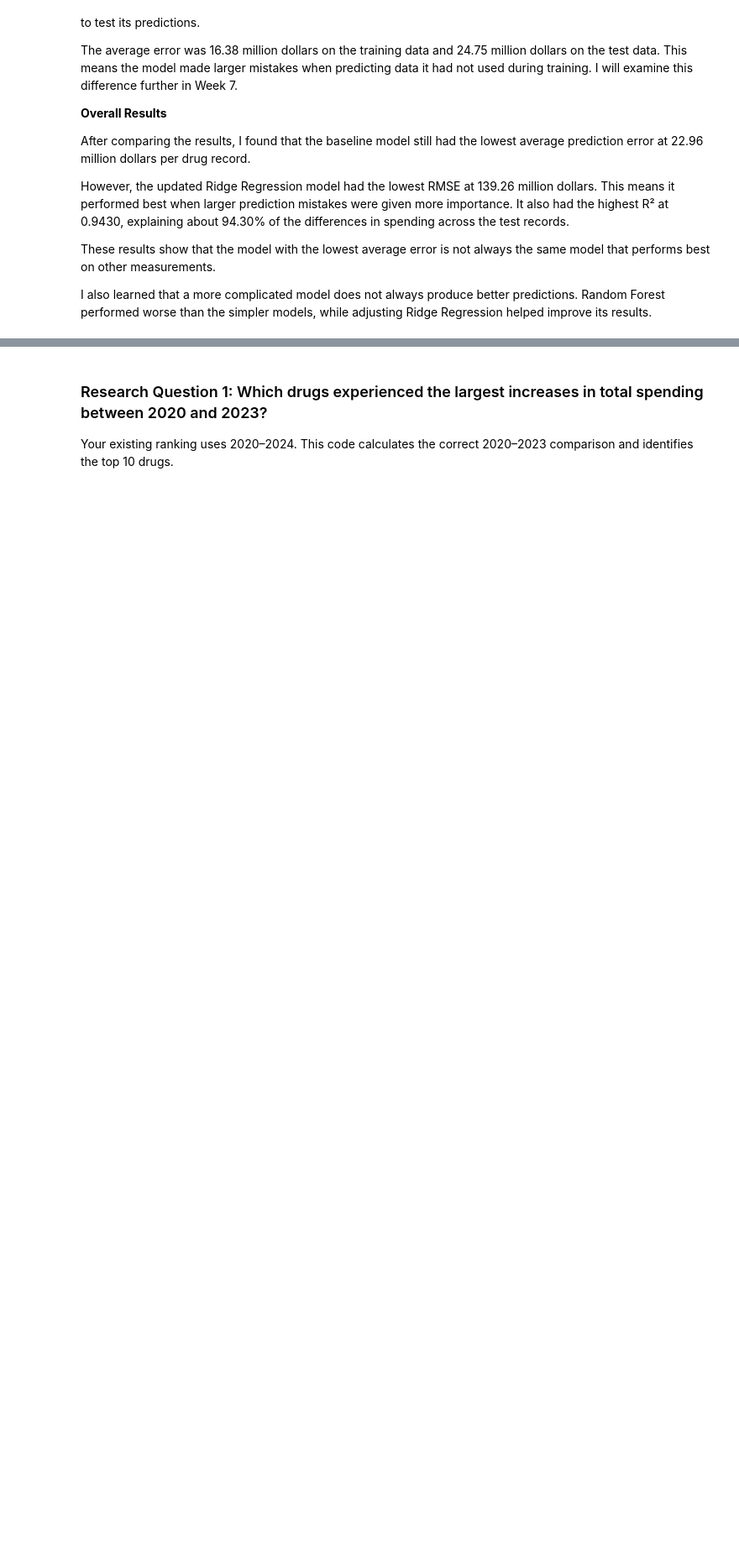
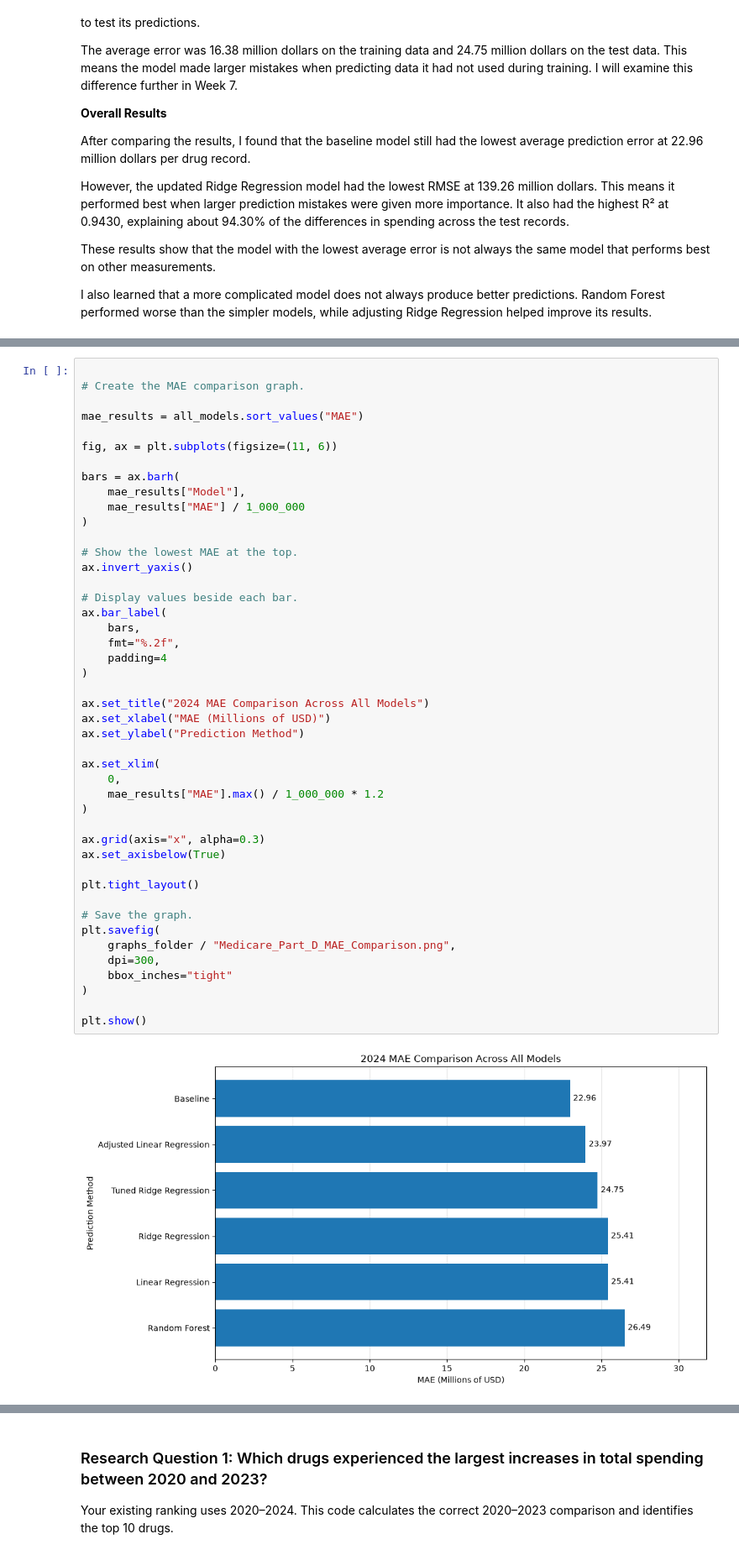
Before and after one commit to adrianakopf/DataScienceIU_INFO-I-492, a Jupyter notebook: MedicarePartD.ipynb, the cells around one changed output, grey strips where cells are left out. Shown at 84% size. Saved outputs shown, nothing was run; the diff lists cells and outputs as text; blank space fills up the shorter version.

```diff
--- a/MedicarePartD.ipynb
+++ b/MedicarePartD.ipynb
@@ -5310,0 +5180,47 @@ The goal is to connect the data analysis and machine learning results to the res
+# %%
+
+# Create the MAE comparison graph.
+
+mae_results = all_models.sort_values("MAE")
+
+fig, ax = plt.subplots(figsize=(11, 6))
+
+bars = ax.barh(
+    mae_results["Model"],
+    mae_results["MAE"] / 1_000_000
+)
+
+# Show the lowest MAE at the top.
+ax.invert_yaxis()
+
+# Display values beside each bar.
+ax.bar_label(
+    bars,
+    fmt="%.2f",
+    padding=4
+)
+
+ax.set_title("2024 MAE Comparison Across All Models")
+ax.set_xlabel("MAE (Millions of USD)")
+ax.set_ylabel("Prediction Method")
+
+ax.set_xlim(
+    0,
+    mae_results["MAE"].max() / 1_000_000 * 1.2
+)
+
+ax.grid(axis="x", alpha=0.3)
+ax.set_axisbelow(True)
+
+plt.tight_layout()
+
+# Save the graph.
+plt.savefig(
+    graphs_folder / "Medicare_Part_D_MAE_Comparison.png",
+    dpi=300,
+    bbox_inches="tight"
+)
+
+plt.show()
+# %% [output]
+[figure, added]
```
Also changed, not shown: parts of 67 cells of this notebook.
